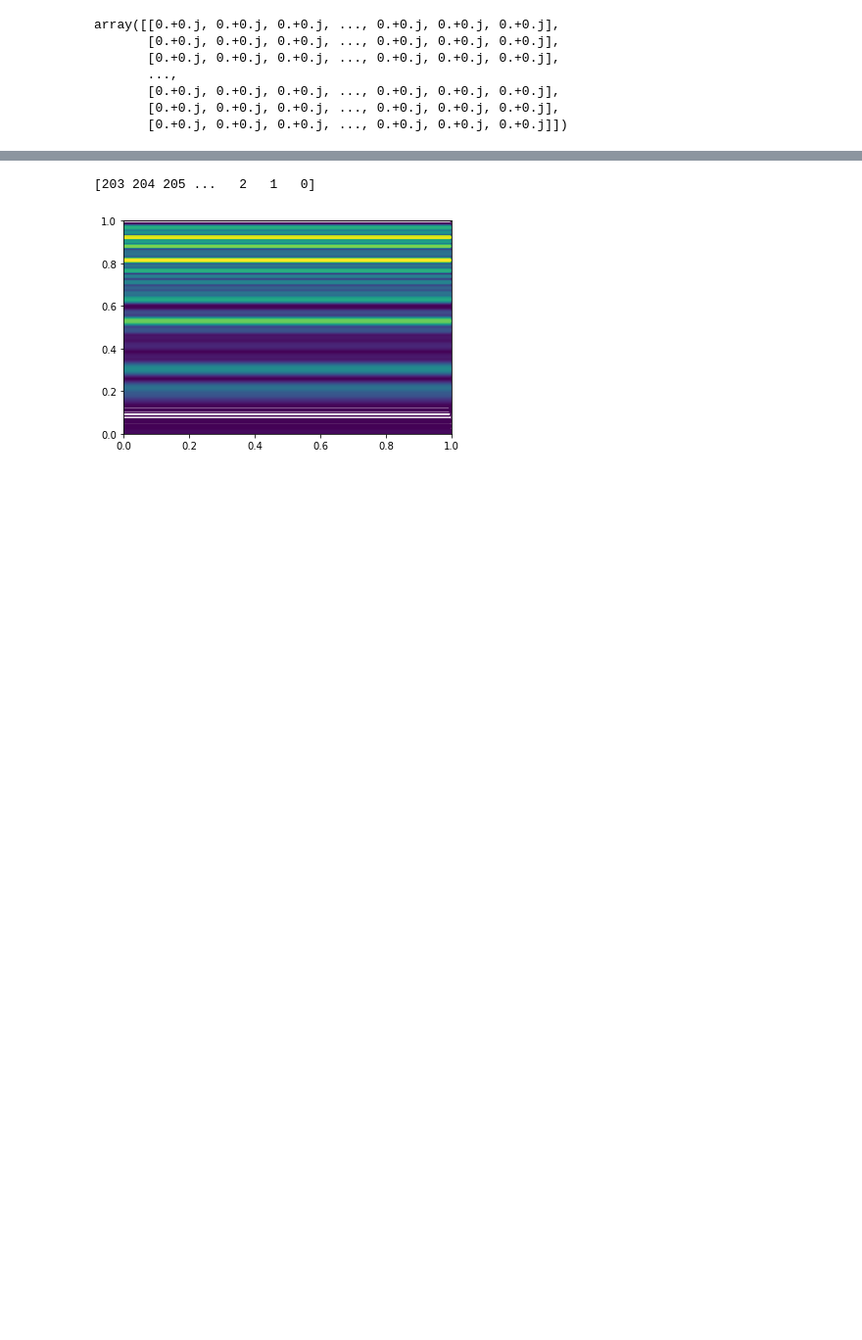
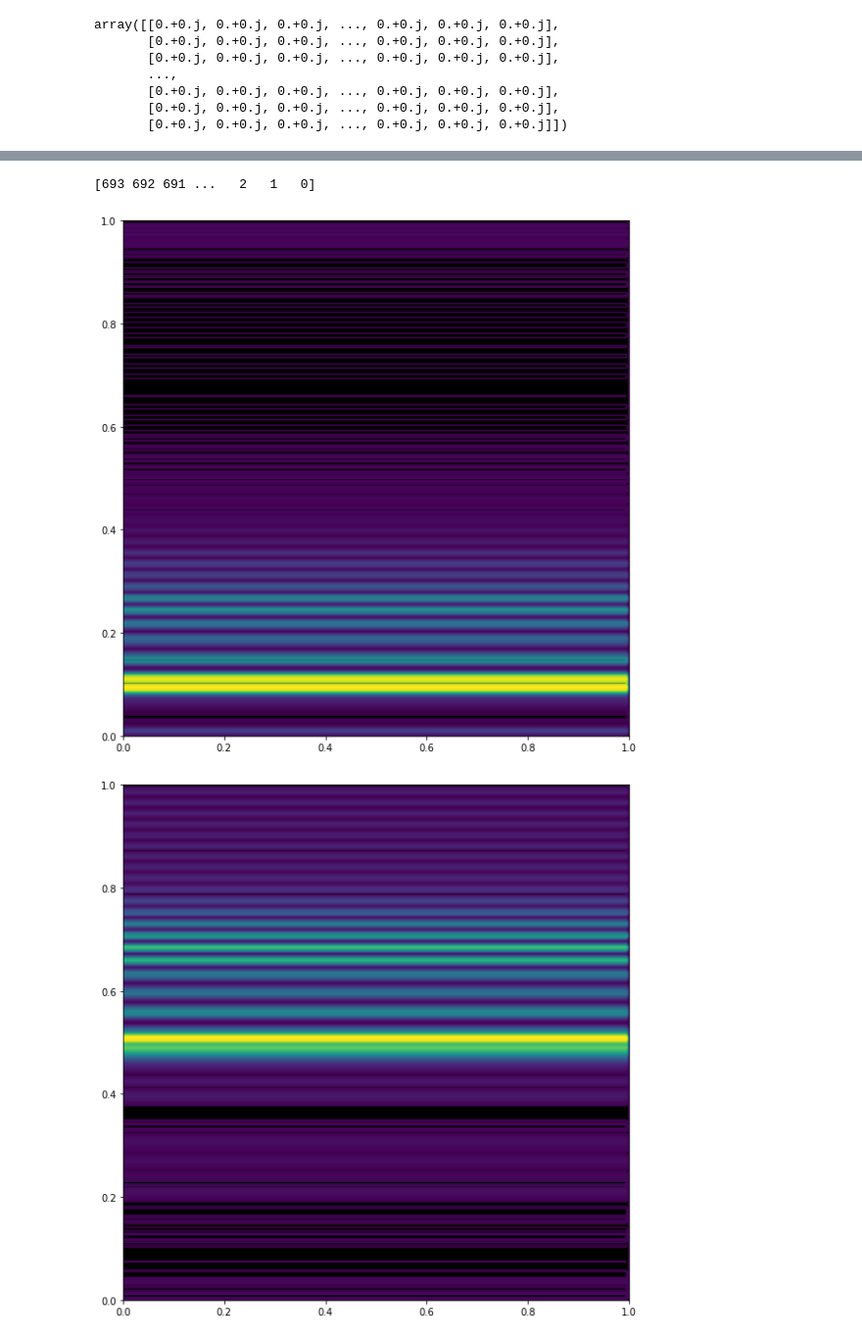
Before and after one commit to SantiagoM1227/IIT-2022-I, a Jupyter notebook: LL_avance_2.ipynb, the cells around one changed output, grey strips where cells are left out. Shown at 98% size. Drawn from its saved outputs; the diff is of its cells as text; code cells hidden in the pictures; blank space fills up the shorter version.

```diff
--- a/LL_avance_2.ipynb
+++ b/LL_avance_2.ipynb
@@ -608,13 +579,16 @@ def eigenstates_Cylinder(Matrix,N,steps,level):
     out = Psi
     return out
 # %%
-index_Cylinder = np.argsort(np.real(E_Cylinder))
+index_Cylinder = np.argsort(np.real(EE_Cylinder))
 print(index_Cylinder)
 # %% [output]
-[203 204 205 ...   2   1   0]
+[693 692 691 ...   2   1   0]
 # %%
 C_Cylinder = V_Cylinder[:,index]
-# %%
-plotdensities_Cylinder(C_Cylinder,N,200,0)
-# %% [output]
-[figure, removed]
+# %%
+Numbers = [0,10,100,1000,2000]
+for i in Numbers:
+  plotdensities_Cylinder(C_Cylinder,N,200,i)
+# %% [output]
+[figure, added]
+[figure, added]
```
Also changed, not shown: parts of 15 cells of this notebook.
